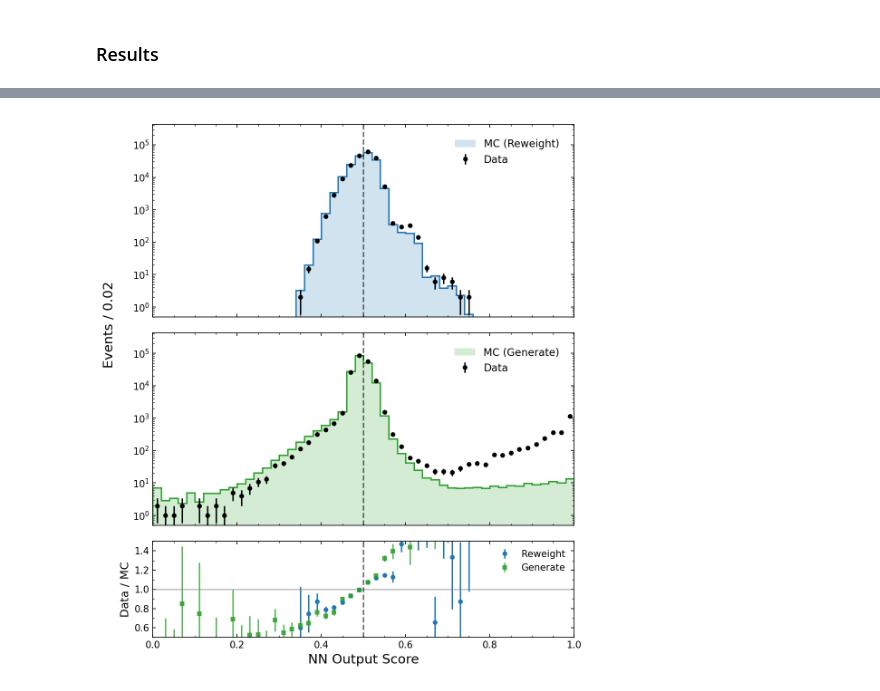
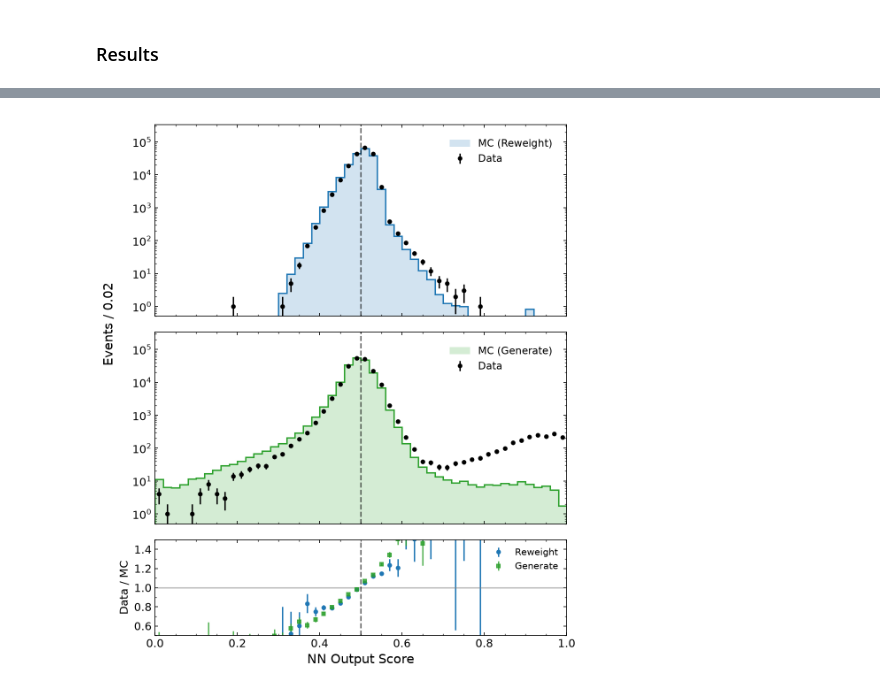
Before and after one commit to sherkaicode/OpenData, a Jupyter notebook: 4_NRAD_CWOLA_SR_ver2.ipynb, the cells around one changed output, grey strips where cells are left out. Drawn from its saved outputs; the diff is of its cells as text; code cells hidden in the pictures.

```diff
--- a/4_NRAD_CWOLA_SR_ver2.ipynb
+++ b/4_NRAD_CWOLA_SR_ver2.ipynb
@@ -1143,5 +1177,5 @@ df_data_scoring = pd.read_parquet(f"{eval_dir}/scored_datasets/DATA_SR_scored.pa
 df_mc_rw_scoring = pd.read_parquet(f"{eval_dir}/scored_datasets/MC_SR_RW_scored.parquet")
 df_mc_gen_scoring = pd.read_parquet(f"{eval_dir}/scored_datasets/MC_SR_GEN_scored.parquet")
 
-df_w1_sr_results = pd.read_csv("Results/w1_sr_results.csv", index_col=0)
-df_importances_results = pd.read_csv("Results/permutation_importances.csv")
+df_w1_sr_results = pd.read_csv("Results_Final/w1_sr_results.csv", index_col=0)
+df_importances_results = pd.read_csv("Results_Final/permutation_importances.csv")
@@ -1292,7 +1324,7 @@ RW_weights = df_mc_rw_scoring["rw_median_weights"]
 RW_Data_Scores = df_data_scoring["data_score_rw"]
 
 GEN_Scores = df_mc_gen_scoring["gen_score"]
-GEN_weights = df_mc_gen_scoring["total_weight"]
+GEN_weights = df_mc_gen_scoring["weight_gen"]
 GEN_Data_Scores = df_data_scoring["data_score_gen"]
 
 def get_events_hist_and_err(data, bins, weights=None):
@@ -1407,31 +1439,31 @@ for ax in [ax0_main, ax1_main]:
 
 # Format the Combined Ratio plot
 ax_ratio.set_xlim(0, 1)
 ax_ratio.set_ylim(0.5, 1.5)
 ax_ratio.set_ylabel("Data / MC", fontsize=12)
 ax_ratio.set_xlabel("NN Output Score")
 ax_ratio.axhline(1.0, color='gray', linestyle='-', alpha=0.5)
 ax_ratio.axvline(0.5, color='black', linestyle='--', alpha=0.6)
 ax_ratio.minorticks_on()
 # Create an invisible axis spanning the top two main plots (rows 0 and 1)
 ax_common_y = fig.add_subplot(gs[0:2], frameon=False)
 
 # Hide ticks and tick labels for the invisible axis
 ax_common_y.tick_params(labelcolor='none', which='both',
                         top=False, bottom=False, left=False, right=False)
 
 # Set the single centered Y-axis label
 ax_common_y.set_ylabel(f"Events / {bin_width:.2f}", fontsize=14, labelpad=20)
 # Clean up ratio y-ticks
 ax_ratio.yaxis.set_major_locator(ticker.MultipleLocator(0.2))
 ax_ratio.yaxis.set_minor_locator(ticker.MultipleLocator(0.1))
 yticks = ax_ratio.yaxis.get_major_ticks()
 if len(yticks) > 0:
     yticks[-1].label1.set_visible(False) # Prevent top label overlapping
 
 # Add legend to the combined ratio plot
 ax_ratio.legend(loc="upper right", ncol=1, frameon=False, fontsize=10)
 plt.savefig("Results/Bkg_scores.pdf")
 plt.show()
 # %% [output]
-[figure, old version]
+[figure, new version]
```
Also changed, not shown: parts of 29 cells of this notebook, 1 other file.
